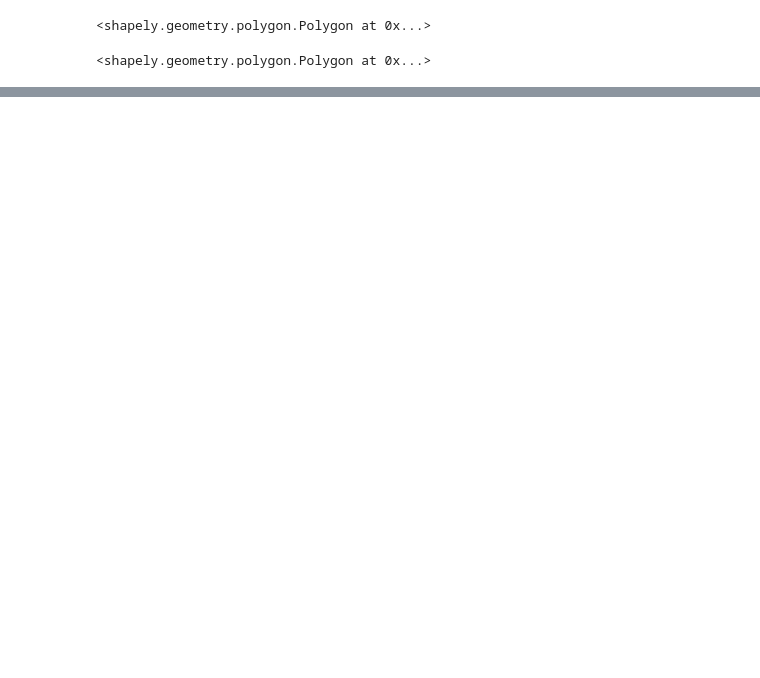
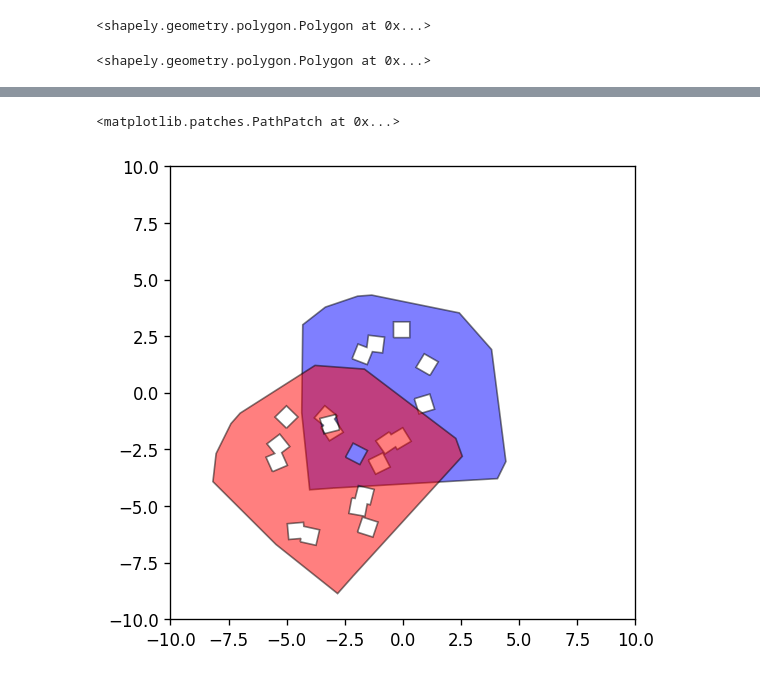
Before and after one commit to wwwshwww/randoor, a Jupyter notebook: test_generator.ipynb, the cells around one changed output, grey strips where cells are left out. Cells and saved outputs as stored; diff of their text form; code cells hidden in the pictures; blank space fills up the shorter version.

```diff
--- a/test_generator.ipynb
+++ b/test_generator.ipynb
@@ -98,0 +115,18 @@ ax.add_patch(PolygonPatch(keys, fc='yellow', alpha=1, zorder=6))
+# %%
+from randoor.spawner import poly
+x = 3
+y = 3
+yaw = np.pi/4
+moved_csp = poly.get_moved_poly_tf_rt(csp, -x, -y, yaw)
+# moved_csp = get_moved_poly(moved_csp, 0,0,-yaw)
+
+fig = plt.figure(0, figsize=(5,5), dpi=120)
+ax = fig.add_subplot(111)
+plt.xlim(-10,10)
+plt.ylim(-10,10)
+
+ax.add_patch(PolygonPatch(csp, fc='blue', alpha=0.5, zorder=1))
+ax.add_patch(PolygonPatch(moved_csp, fc='red', alpha=0.5, zorder=2))
+# %% [output]
+<matplotlib.patches.PathPatch at 0x...>
+[figure, added]
```
Also changed, not shown: parts of 10 cells of this notebook, 7 other files.
